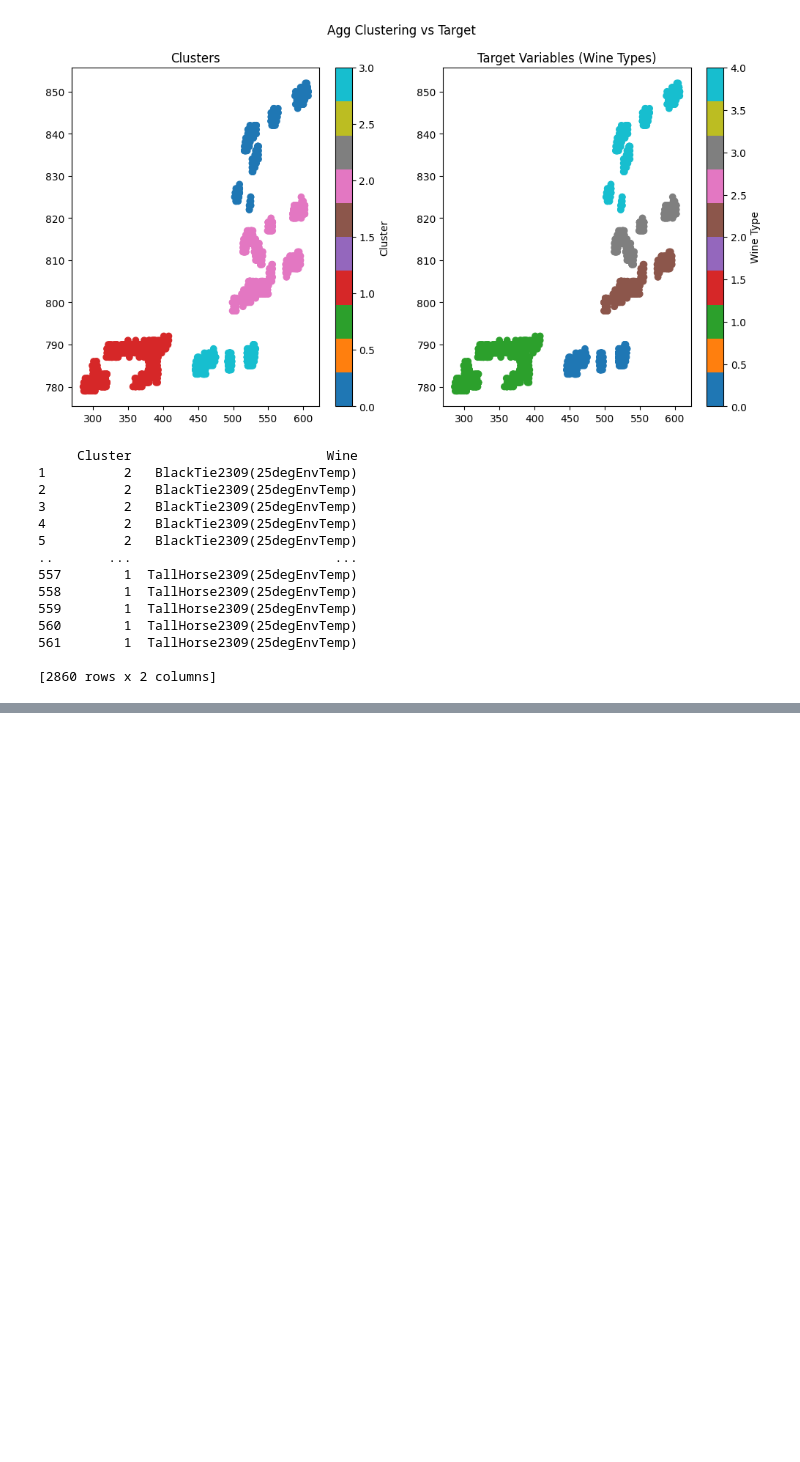
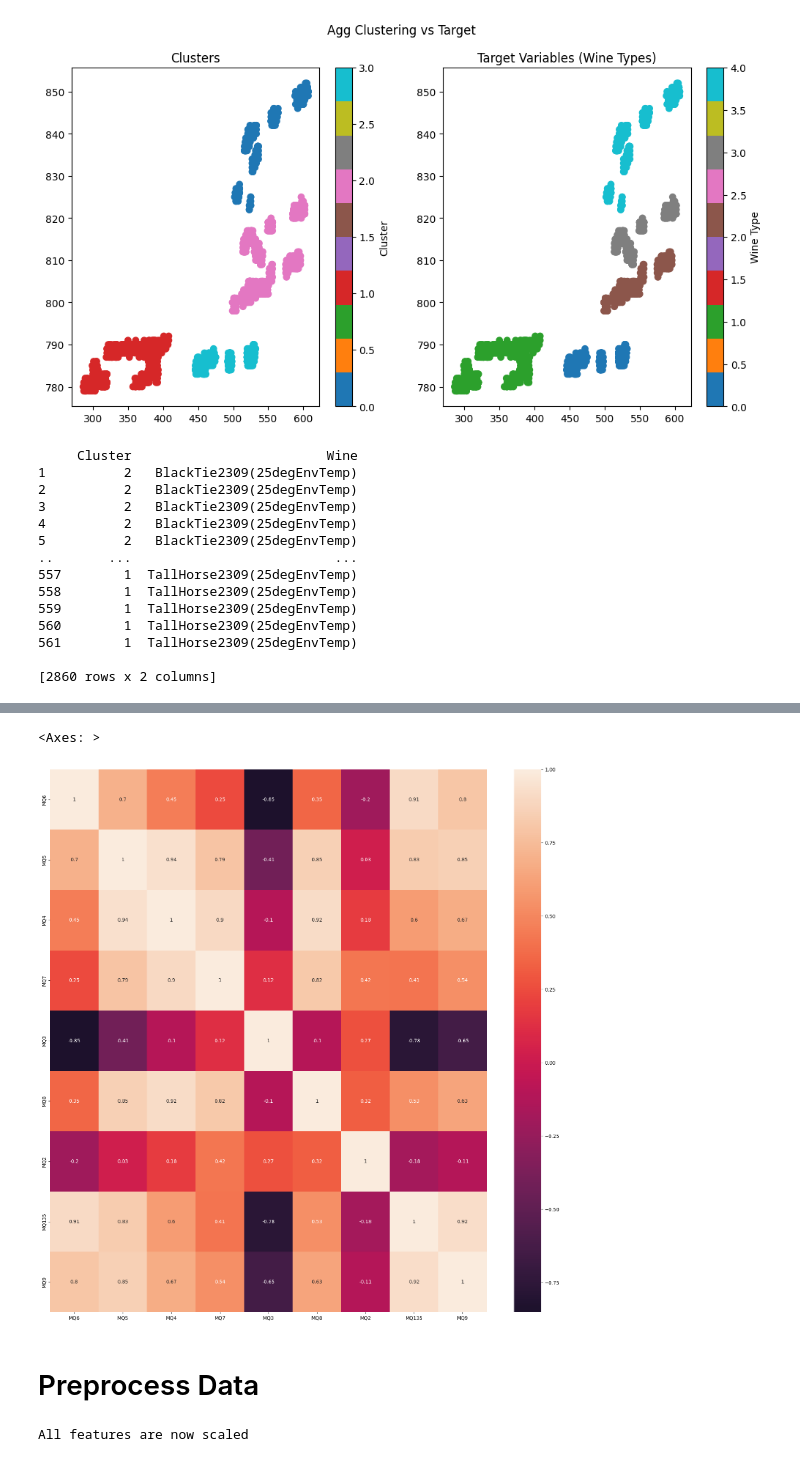
Before and after one commit to AidanRabinowitz/ArduinoWineSniffer, a Jupyter notebook: src/WineDataAnalysis.ipynb, the cells around one changed output, grey strips where cells are left out. Drawn from its saved outputs; the diff is of its cells as text; code cells hidden in the pictures; blank space fills up the shorter version.

```diff
--- a/src/WineDataAnalysis.ipynb
+++ b/src/WineDataAnalysis.ipynb
@@ -163,0 +153,34 @@ ValueError: could not convert string to float: 'BlackTie2309(25degEnvTemp)'
+# %%
+# drop temp pressure and humidity featers
+
+corrData2 = cleanedData.drop(columns=['yyyy-mm-dd timestamp','BMPTemperature','DHTTemperature','Humidity','Pressure(Pa)', 'Target']
+                          )  # Drop the timestamp column
+        # Features excluding 'Target'
+
+corrmat2 = corrData2.corr()
+plt.figure(figsize=(20,20))
+sns.heatmap(corrmat2,annot=True, cmap="rocket", center=0)
+# %% [output]
+<Axes: >
+[figure, added]
+# %% [markdown]
+# Preprocess Data
+# %%
+from sklearn.preprocessing import StandardScaler
+
+scaler = StandardScaler()
+
+df = pd.DataFrame()
+
+df = cleanedData.drop(columns=['yyyy-mm-dd timestamp', 'Target']
+                          )  # Drop the timestamp column
+        # Features excluding 'Target'
+
+scaler.fit_transform(df)
+
+scaler.fit(df)
+scaled_df = pd.DataFrame(scaler.transform(df),columns= df.columns )
+
+print("All features are now scaled")
+# %% [output]
+All features are now scaled
```
Also changed, not shown: parts of 17 cells of this notebook, 36 other files.
